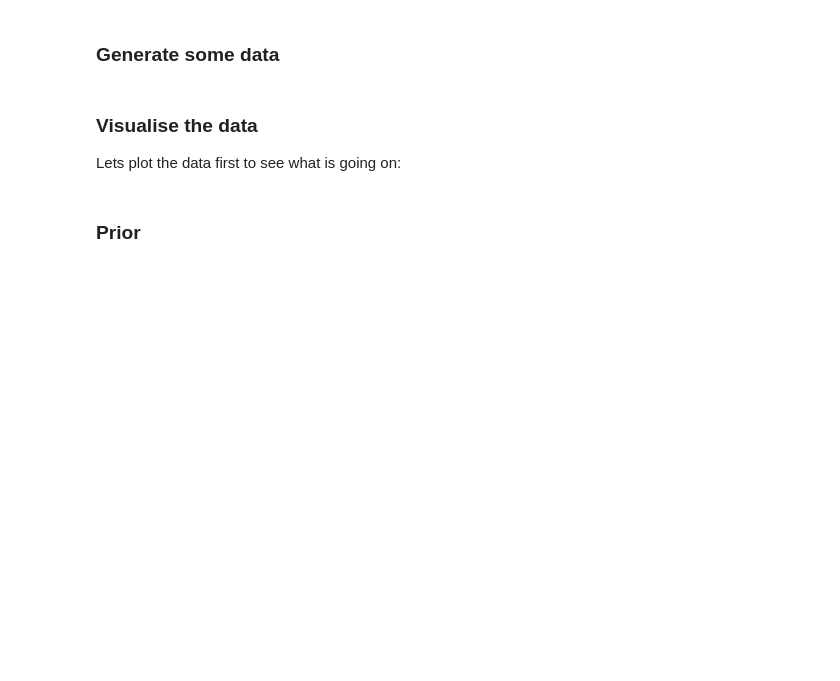
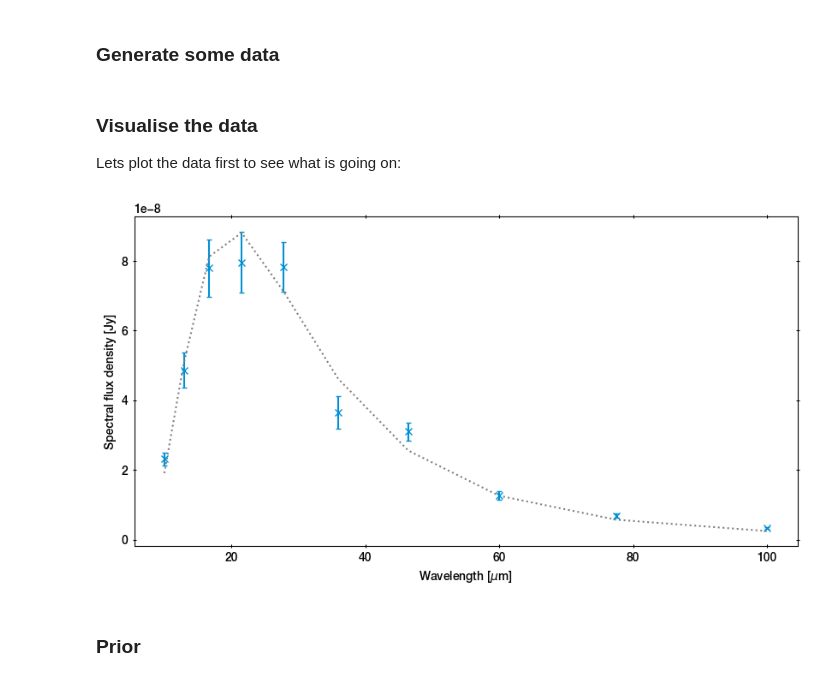
Before and after one commit to JohannesBuchner/UltraNest, a Jupyter notebook: docs/example-warmstart.ipynb, the cells around one changed output. Drawn from its saved outputs; the diff is of its cells as text; code cells hidden in the pictures; blank space fills up the shorter version.

```diff
--- a/docs/example-warmstart.ipynb
+++ b/docs/example-warmstart.ipynb
@@ -41,9 +41,11 @@ Lets plot the data first to see what is going on:
 # %%
 plt.figure(figsize=(10, 5))
 plt.errorbar(x=wavelength, y=y_obs, yerr=sigma, marker='x', ls=' ')
 plt.plot(wavelength, y_true, ':', color='gray')
 plt.ylabel('Spectral flux density [Jy]');
-plt.xlabel('Wavelength [$\mu$m]');
+plt.xlabel(r'Wavelength [$\mu$m]');
+# %% [output]
+[figure, added]
 # %% [markdown]
 ### Prior
 # %% [markdown]
```
Also changed, not shown: parts of 10 cells of this notebook, 19 other files.
